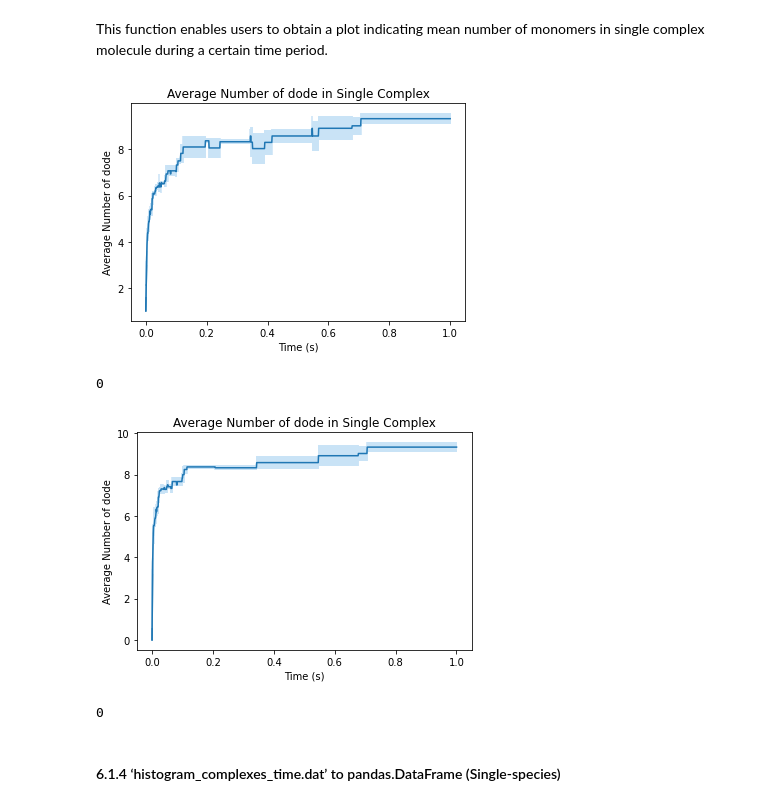
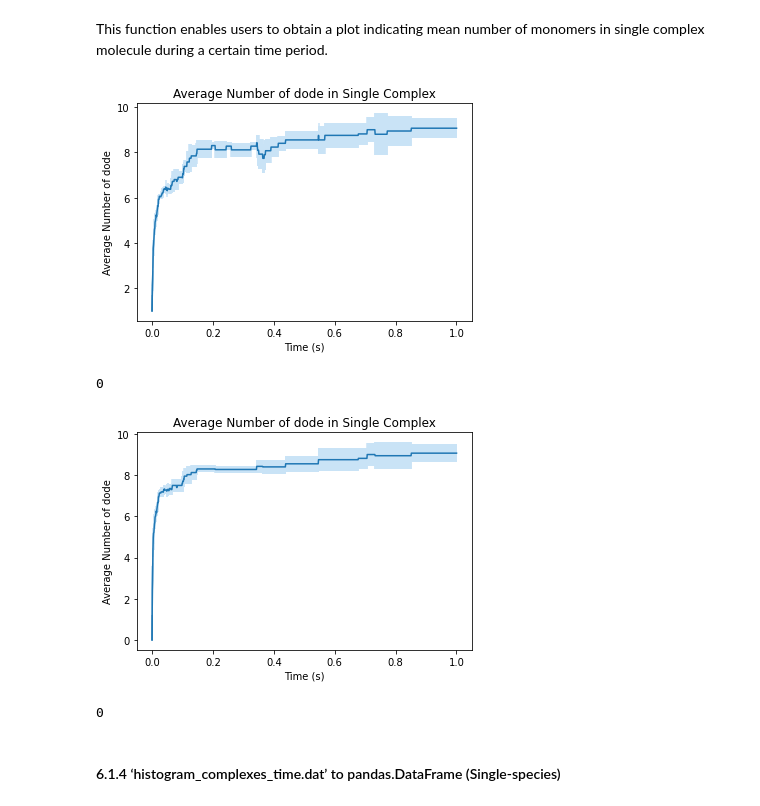
Before and after one commit to jonathanfischer97/ionerdss, a Jupyter notebook: Tutorial/SingleComponentTutorial/ioNERDSSTutorialSingle.ipynb, the cells around one changed output. Saved outputs shown, nothing was run; the diff lists cells and outputs as text; code cells hidden in the pictures.

```diff
--- a/Tutorial/SingleComponentTutorial/ioNERDSSTutorialSingle.ipynb
+++ b/Tutorial/SingleComponentTutorial/ioNERDSSTutorialSingle.ipynb
@@ -116,18 +116,18 @@ io.max_complex(FileName = 'histogram_complexes_time.dat', FileNum = 3, \
 # %% [markdown]
 This function enables users to obtain a plot indicating mean number of monomers in single complex molecule during a certain time period.
 # %%
-io.mean_complex(FileName = 'histogram_complexes_time.dat', FileNum = 3, \
+io.mean_complex(FileName = 'histogram_complexes_time.dat', FileNum = 5, \
                InitialTime = 0.0, FinalTime = 1.0, SpeciesName = 'dode', \
                 ExcludeSize = 0)
 # %% [output]
-[figure, old version]
+[figure, new version]
 0
 # %%
-io.mean_complex(FileName = 'histogram_complexes_time.dat', FileNum = 3, \
+io.mean_complex(FileName = 'histogram_complexes_time.dat', FileNum = 5, \
                InitialTime = 0.0, FinalTime = 1.0, SpeciesName = 'dode', \
                 ExcludeSize = 3)
 # %% [output]
-[figure, old version]
+[figure, new version]
 0
 # %% [markdown]
 #### 6.1.4 ‘histogram_complexes_time.dat’ to pandas.DataFrame (Single-species)
```
Also changed, not shown: parts of 16 cells of this notebook, 9 other files.
